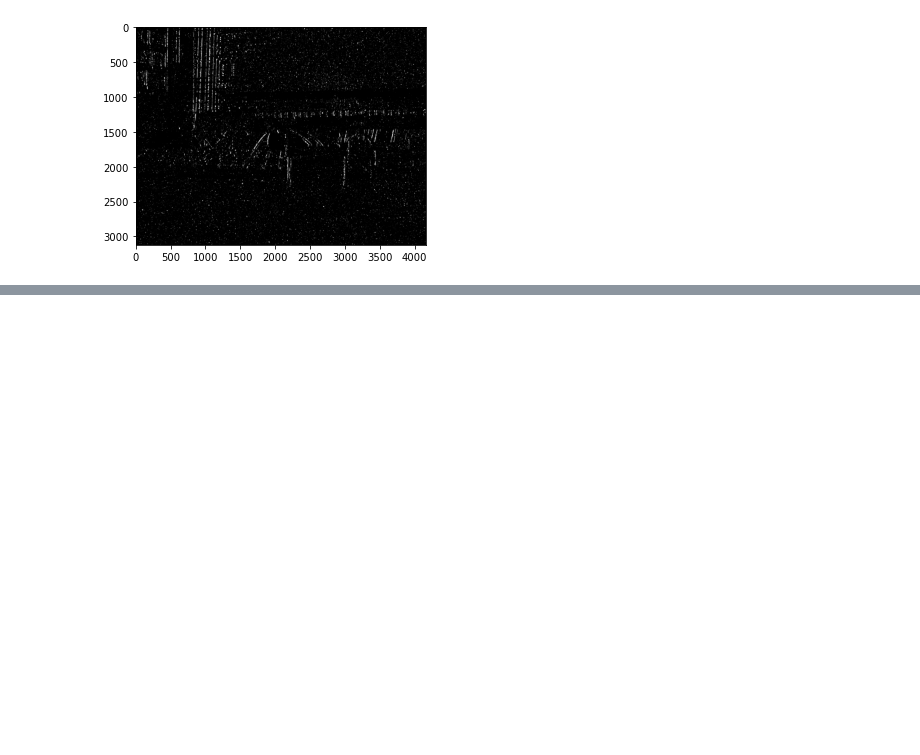
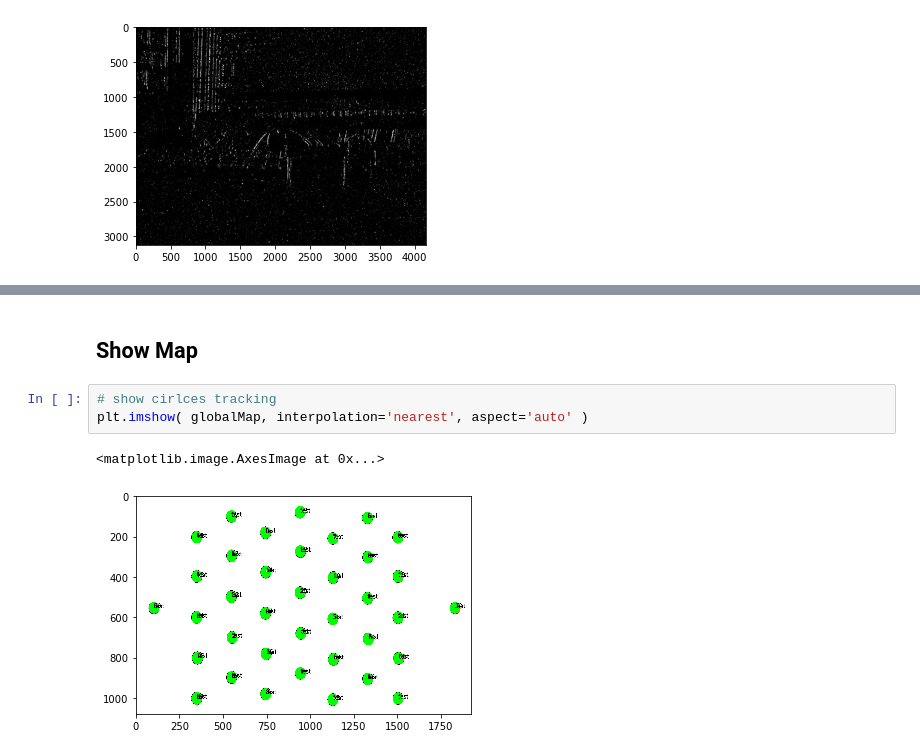
Before and after one commit to ma-he-sh/VisualPerception, a Jupyter notebook: navigation/PerceptionTest.ipynb, the cells around one changed output, grey strips where cells are left out. Cells and saved outputs as stored; diff of their text form; blank space fills up the shorter version.

```diff
--- a/navigation/PerceptionTest.ipynb
+++ b/navigation/PerceptionTest.ipynb
@@ -29,0 +74,8 @@ plt.show()
+# %% [markdown]
+## Show Map
+# %%
+# show cirlces tracking
+plt.imshow( globalMap, interpolation='nearest', aspect='auto' )
+# %% [output]
+<matplotlib.image.AxesImage at 0x...>
+[figure, added]
```
Also changed, not shown: parts of 8 cells of this notebook, 8 other files.
